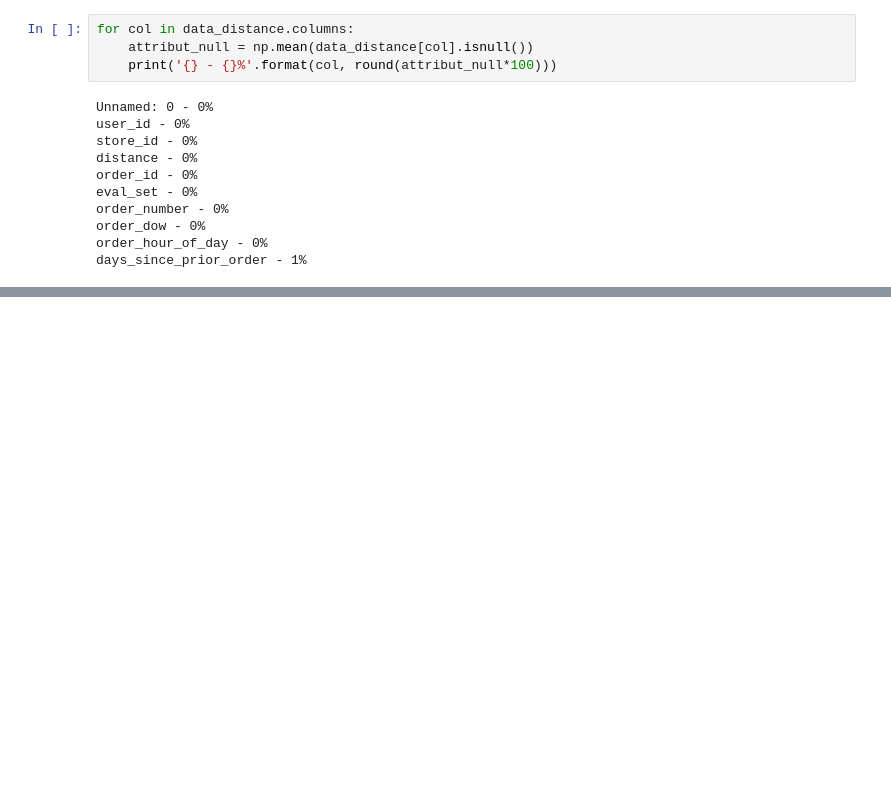
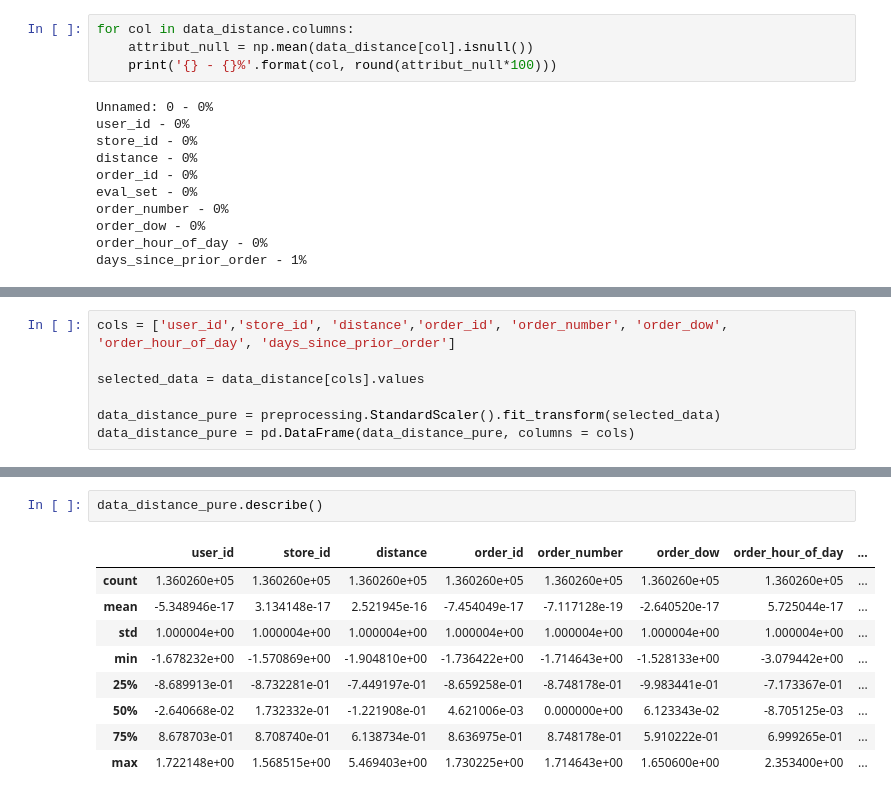
Before and after one commit to daoa2504/TP2-Forage, a Jupyter notebook: Groupe_2.ipynb, the cells around one changed output, grey strips where cells are left out. Saved outputs shown, nothing was run; the diff lists cells and outputs as text; blank space fills up the shorter version.

```diff
--- a/Groupe_2.ipynb
+++ b/Groupe_2.ipynb
@@ -59,0 +72,7 @@ days_since_prior_order - 1%
+# %%
+cols = ['user_id','store_id', 'distance','order_id', 'order_number', 'order_dow', 'order_hour_of_day', 'days_since_prior_order']
+
+selected_data = data_distance[cols].values
+
+data_distance_pure = preprocessing.StandardScaler().fit_transform(selected_data)
+data_distance_pure = pd.DataFrame(data_distance_pure, columns = cols)
@@ -59,0 +88,12 @@ days_since_prior_order - 1%
+# %%
+data_distance_pure.describe()
+# %% [output]
+|  | user_id | store_id | distance | order_id | order_number | order_dow | order_hour_of_day | ... |
+| count | 1.360260e+05 | 1.360260e+05 | 1.360260e+05 | 1.360260e+05 | 1.360260e+05 | 1.360260e+05 | 1.360260e+05 | ... |
+| mean | -5.348946e-17 | 3.134148e-17 | 2.521945e-16 | -7.454049e-17 | -7.117128e-19 | -2.640520e-17 | 5.725044e-17 | ... |
+| std | 1.000004e+00 | 1.000004e+00 | 1.000004e+00 | 1.000004e+00 | 1.000004e+00 | 1.000004e+00 | 1.000004e+00 | ... |
+| min | -1.678232e+00 | -1.570869e+00 | -1.904810e+00 | -1.736422e+00 | -1.714643e+00 | -1.528133e+00 | -3.079442e+00 | ... |
+| 25% | -8.689913e-01 | -8.732281e-01 | -7.449197e-01 | -8.659258e-01 | -8.748178e-01 | -9.983441e-01 | -7.173367e-01 | ... |
+| 50% | -2.640668e-02 | 1.732332e-01 | -1.221908e-01 | 4.621006e-03 | 0.000000e+00 | 6.123343e-02 | -8.705125e-03 | ... |
+| 75% | 8.678703e-01 | 8.708740e-01 | 6.138734e-01 | 8.636975e-01 | 8.748178e-01 | 5.910222e-01 | 6.999265e-01 | ... |
+| max | 1.722148e+00 | 1.568515e+00 | 5.469403e+00 | 1.730225e+00 | 1.714643e+00 | 1.650600e+00 | 2.353400e+00 | ... |
```
Also changed, not shown: parts of 10 cells of this notebook.
